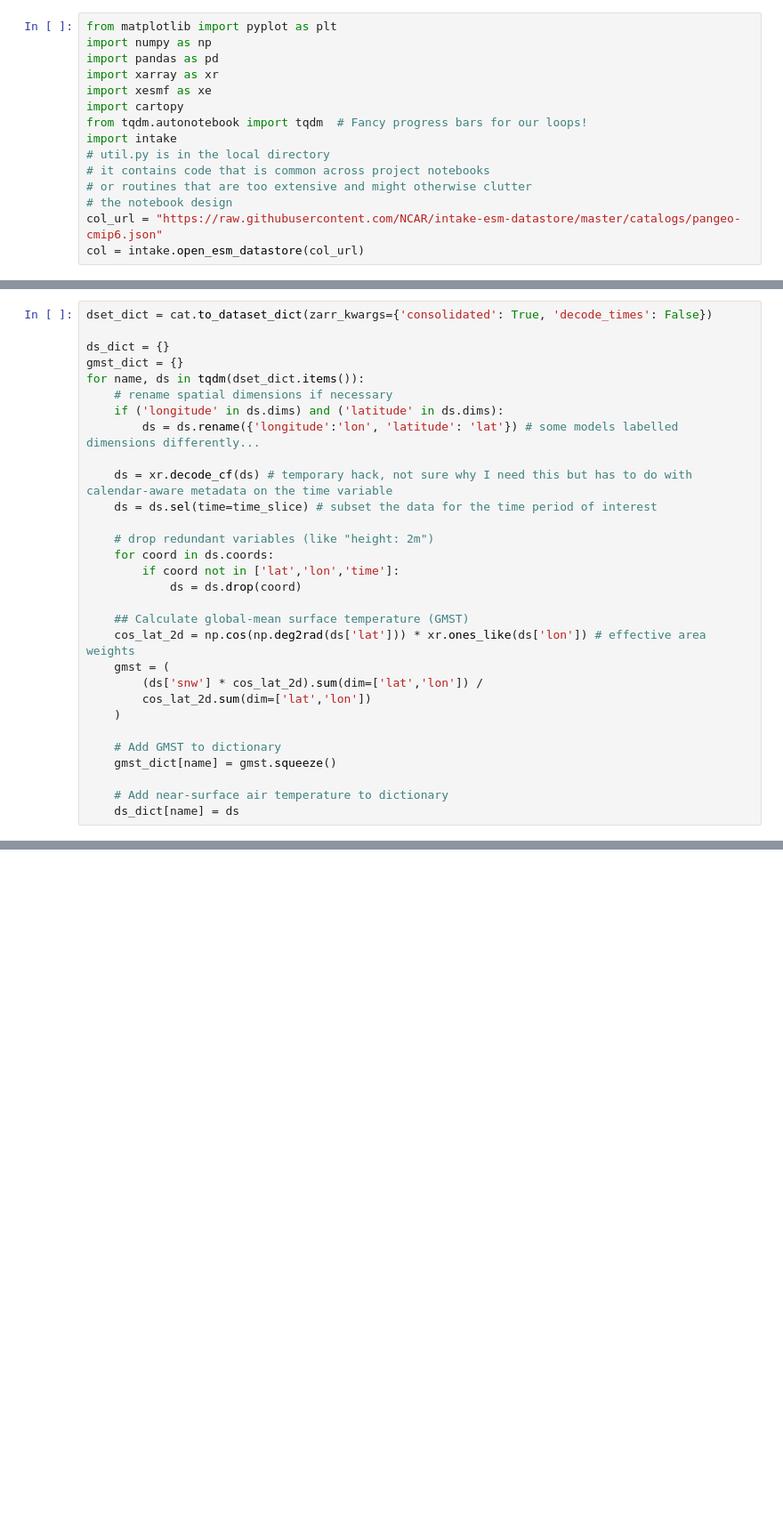
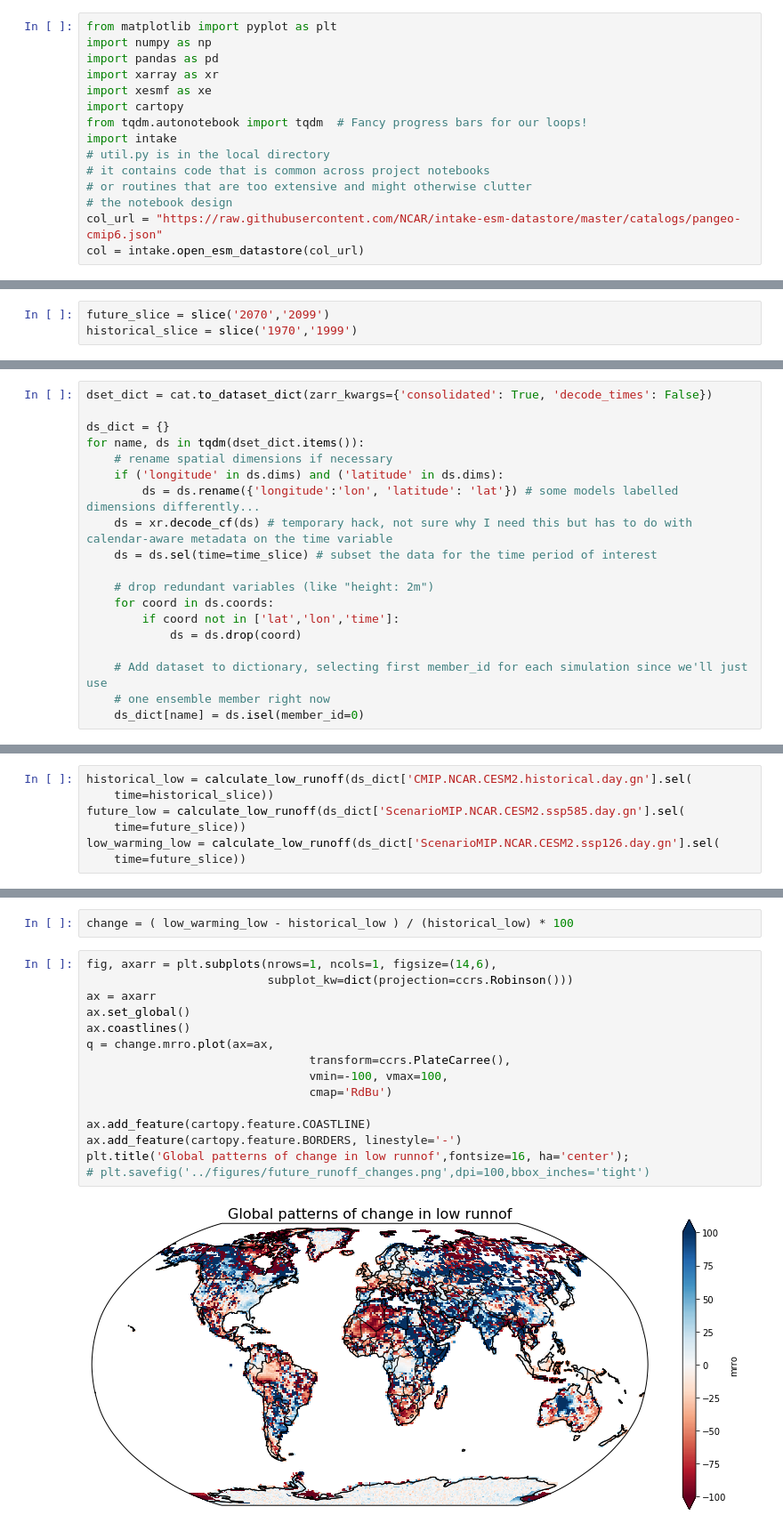
Before and after one commit to orianac/futuredrought, a Jupyter notebook: global_drought.ipynb, the cells around one changed output, grey strips where cells are left out. Shown at 89% size. Saved outputs shown, nothing was run; the diff lists cells and outputs as text; blank space fills up the shorter version.

```diff
--- a/global_drought.ipynb
+++ b/global_drought.ipynb
@@ -43,0 +38,3 @@ time_slice = slice('1850','2099')
+# %%
+future_slice = slice('2070','2099')
+historical_slice = slice('1970','1999')
@@ -45,12 +64,10 @@ time_slice = slice('1850','2099')
 dset_dict = cat.to_dataset_dict(zarr_kwargs={'consolidated': True, 'decode_times': False})
 
 ds_dict = {}
-gmst_dict = {}
 for name, ds in tqdm(dset_dict.items()):
     # rename spatial dimensions if necessary
     if ('longitude' in ds.dims) and ('latitude' in ds.dims):
         ds = ds.rename({'longitude':'lon', 'latitude': 'lat'}) # some models labelled dimensions differently...
-
     ds = xr.decode_cf(ds) # temporary hack, not sure why I need this but has to do with calendar-aware metadata on the time variable
     ds = ds.sel(time=time_slice) # subset the data for the time period of interest
 
@@ -59,16 +76,7 @@ for name, ds in tqdm(dset_dict.items()):
         if coord not in ['lat','lon','time']:
             ds = ds.drop(coord)
 
-    ## Calculate global-mean surface temperature (GMST)
-    cos_lat_2d = np.cos(np.deg2rad(ds['lat'])) * xr.ones_like(ds['lon']) # effective area weights
-    gmst = (
-        (ds['snw'] * cos_lat_2d).sum(dim=['lat','lon']) /
-        cos_lat_2d.sum(dim=['lat','lon'])
-    )
-
-    # Add GMST to dictionary
-    gmst_dict[name] = gmst.squeeze()
-
-    # Add near-surface air temperature to dictionary
-    ds_dict[name] = ds
+    # Add dataset to dictionary, selecting first member_id for each simulation since we'll just use
+    # one ensemble member right now
+    ds_dict[name] = ds.isel(member_id=0)
 # %% [output]
@@ -106,0 +130,7 @@ ds_dict['ScenarioMIP.IPSL.IPSL-CM6A-LR.ssp585.day.gr'].snw.mean(dim=['lat','lon'
+# %%
+historical_low = calculate_low_runoff(ds_dict['CMIP.NCAR.CESM2.historical.day.gn'].sel(
+    time=historical_slice))
+future_low = calculate_low_runoff(ds_dict['ScenarioMIP.NCAR.CESM2.ssp585.day.gn'].sel(
+    time=future_slice))
+low_warming_low = calculate_low_runoff(ds_dict['ScenarioMIP.NCAR.CESM2.ssp126.day.gn'].sel(
+    time=future_slice))
@@ -107 +206,20 @@ ds_dict['ScenarioMIP.IPSL.IPSL-CM6A-LR.ssp585.day.gr'].snw.mean(dim=['lat','lon'
+# %%
+change = ( low_warming_low - historical_low ) / (historical_low) * 100
+# %%
+fig, axarr = plt.subplots(nrows=1, ncols=1, figsize=(14,6),
+                          subplot_kw=dict(projection=ccrs.Robinson()))
+ax = axarr
+ax.set_global()
+ax.coastlines()
+q = change.mrro.plot(ax=ax,
+                                transform=ccrs.PlateCarree(),
+                                vmin=-100, vmax=100,
+                                cmap='RdBu')
+
+ax.add_feature(cartopy.feature.COASTLINE)
+ax.add_feature(cartopy.feature.BORDERS, linestyle='-')
+plt.title('Global patterns of change in low runnof',fontsize=16, ha='center');
+# plt.savefig('../figures/future_runoff_changes.png',dpi=100,bbox_inches='tight')
+# %% [output]
+[figure, added]
 # %%
```
Also changed, not shown: parts of 23 cells of this notebook.
